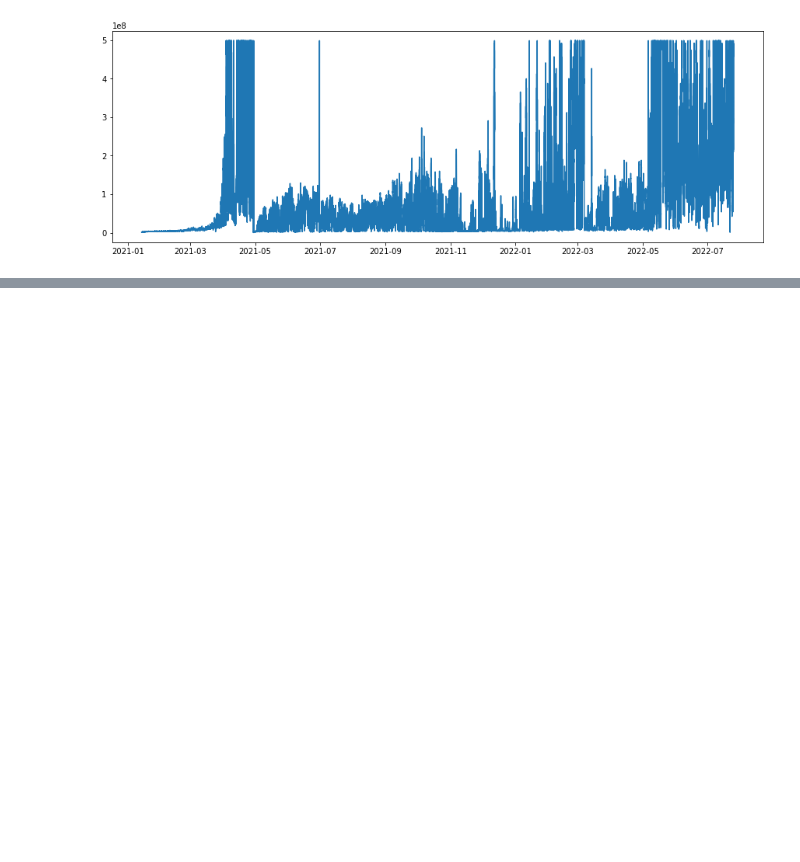
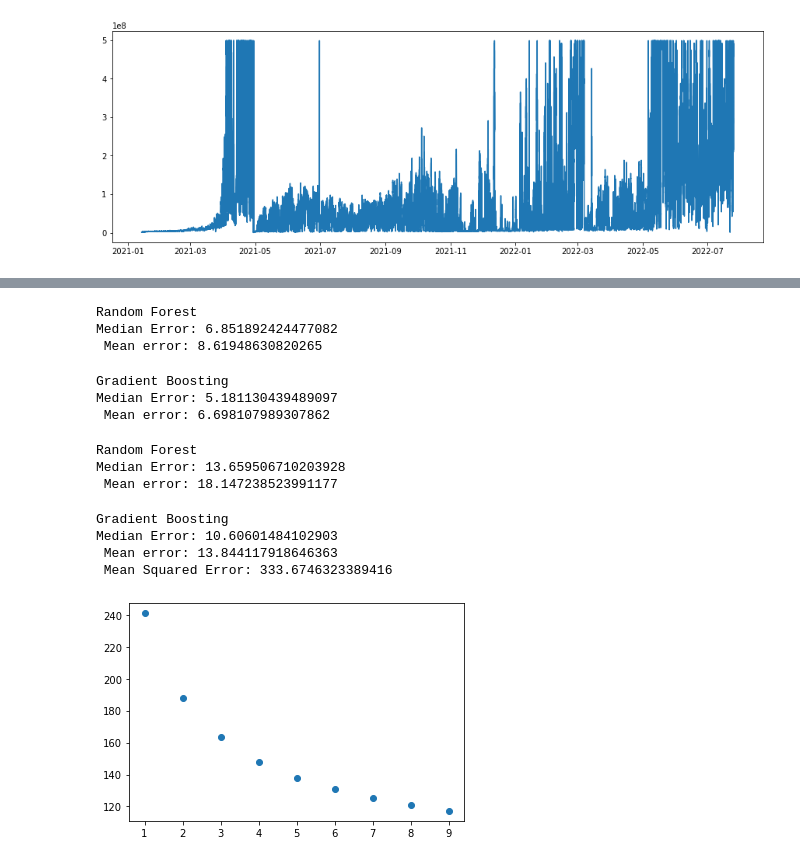
Before and after one commit to WebValley2022/DS2, a Jupyter notebook: training.ipynb, the cells around one changed output, grey strips where cells are left out. Drawn from its saved outputs; the diff is of its cells as text; code cells hidden in the pictures; blank space fills up the shorter version.

Commit message:
Uploading training.ipynb

```diff
--- a/training.ipynb
+++ b/training.ipynb
@@ -421,0 +482,2 @@ appa_clean.loc[(appa_clean.index < "2021-06-30"), "ZnOR_2"] = norm(appa_clean[(a
+# %%
+appa1_hr = appa1_hr.drop("Unnamed: 0", axis=1)
@@ -421,0 +505,3 @@ appa_clean.loc[(appa_clean.index < "2021-06-30"), "ZnOR_2"] = norm(appa_clean[(a
+# %%
+appa1_hr_cropped = appa1_hr.dropna()
+appa1_hr_cropped.to_csv("exports/appa1_hr_cropped.csv")
@@ -421,0 +523,67 @@ appa_clean.loc[(appa_clean.index < "2021-06-30"), "ZnOR_2"] = norm(appa_clean[(a
+# %%
+rf = RandomForestRegressor(max_depth=2, random_state=0).fit(X_train, y_train)
+y_test_pred = rf.predict(X_test)
+print("Random Forest")
+print(f"Median Error: {median_absolute_error(y_test, y_test_pred)} \n Mean error: {mean_absolute_error(y_test, y_test_pred)}")
+# %% [output]
+Random Forest
+Median Error: 6.851892424477082
+ Mean error: 8.61948630820265
+# %%
+from sklearn.ensemble import GradientBoostingRegressor
+reg = GradientBoostingRegressor(random_state=0)
+reg.fit(X_train, y_train)
+y_test_pred = reg.predict(X_test)
+print("Gradient Boosting")
+print(f"Median Error: {median_absolute_error(y_test, y_test_pred)} \n Mean error: {mean_absolute_error(y_test, y_test_pred)}")
+# %% [output]
+Gradient Boosting
+Median Error: 5.181130439489097
+ Mean error: 6.698107989307862
+# %%
+#Predicting Ozone
+from sklearn.ensemble import RandomForestRegressor
+from sklearn.model_selection import train_test_split
+from sklearn.metrics import mean_squared_error,median_absolute_error, mean_absolute_error
+
+X_train, X_test, y_train, y_test = train_test_split(appa1_hr_cropped.iloc[:, 1:23], appa1_hr_cropped.iloc[:, 26] , test_size=0.2, random_state=42)
+# %%
+rf = RandomForestRegressor(max_depth=2, random_state=0).fit(X_train, y_train)
+y_test_pred = rf.predict(X_test)
+print("Random Forest")
+print(f"Median Error: {median_absolute_error(y_test, y_test_pred)} \n Mean error: {mean_absolute_error(y_test, y_test_pred)}")
+# %% [output]
+Random Forest
+Median Error: 13.659506710203928
+ Mean error: 18.147238523991177
+# %%
+from sklearn.ensemble import GradientBoostingRegressor
+
+reg = GradientBoostingRegressor(random_state=0, n_estimators=800) #52.78637001398004
+reg.fit(X_train, y_train)
+y_test_pred = reg.predict(X_test)
+print("Gradient Boosting")
+print(f"Median Error: {median_absolute_error(y_test, y_test_pred)} \n Mean error: {mean_absolute_error(y_test, y_test_pred)} \n Mean Squared Error: {mean_squared_error(y_test, y_test_pred)}")
+# %% [output]
+Gradient Boosting
+Median Error: 10.60601484102903
+ Mean error: 13.844117918646363
+ Mean Squared Error: 333.6746323389416
+# %%
+from sklearn.svm import SVR
+from sklearn.preprocessing import StandardScaler
+from sklearn.pipeline import make_pipeline
+
+X_train, X_test, y_train, y_test = train_test_split(appa1_hr_cropped.iloc[:, 1:23], appa1_hr_cropped.iloc[:, 26] , test_size=0.2, random_state=42)
+x = []
+y = []
+for i in range(1,10):
+    regr = make_pipeline(StandardScaler(), SVR(C=i/2, epsilon=0.2))
+    regr.fit(X_train, y_train)
+    y_test_pred = regr.predict(X_test)
+    x.append(i)
+    y.append(mean_squared_error(y_test, y_test_pred))
+plt.scatter(x,y)
+plt.show()
+# %% [output]
+[figure, added]
```
Also changed, not shown: parts of 71 cells of this notebook.
